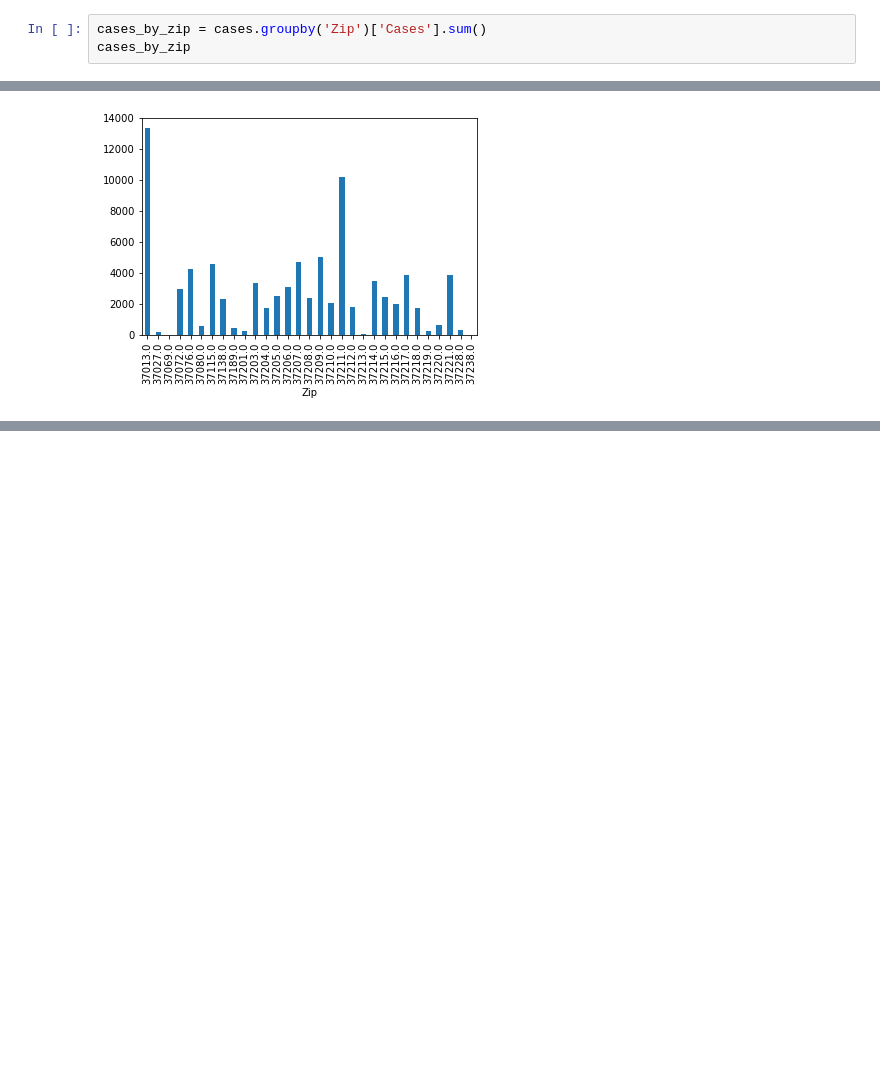
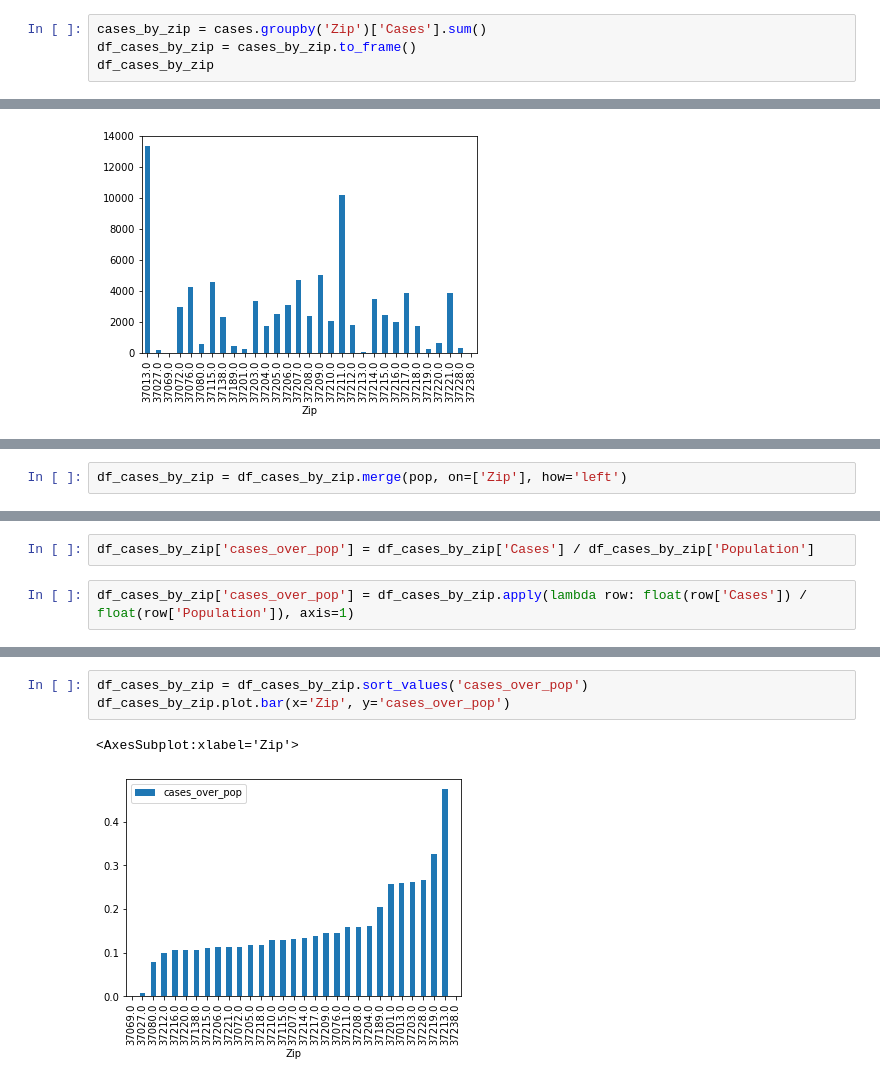
Before and after one commit to ryanhilber93/nash-covid-cases-vaccines-hot_chickens, a Jupyter notebook: hilber_notebook.ipynb, the cells around one changed output, grey strips where cells are left out. Cells and saved outputs as stored; diff of their text form; blank space fills up the shorter version.

```diff
--- a/hilber_notebook.ipynb
+++ b/hilber_notebook.ipynb
@@ -88,4 +101,5 @@ Name: count_given, dtype: float64
 # %%
 cases_by_zip = cases.groupby('Zip')['Cases'].sum()
-cases_by_zip
+df_cases_by_zip = cases_by_zip.to_frame()
+df_cases_by_zip
 # %% [output]
@@ -118,0 +171,2 @@ cases_by_zip.plot.bar()
+# %%
+df_cases_by_zip = df_cases_by_zip.merge(pop, on=['Zip'], how='left')
@@ -118,0 +193,4 @@ cases_by_zip.plot.bar()
+# %%
+df_cases_by_zip['cases_over_pop'] = df_cases_by_zip['Cases'] / df_cases_by_zip['Population']
+# %%
+df_cases_by_zip['cases_over_pop'] = df_cases_by_zip.apply(lambda row: float(row['Cases']) / float(row['Population']), axis=1)
@@ -118,0 +261,6 @@ cases_by_zip.plot.bar()
+# %%
+df_cases_by_zip = df_cases_by_zip.sort_values('cases_over_pop')
+df_cases_by_zip.plot.bar(x='Zip', y='cases_over_pop')
+# %% [output]
+<AxesSubplot:xlabel='Zip'>
+[figure, added]
```
Also changed, not shown: parts of 15 cells of this notebook, 3 other files.
